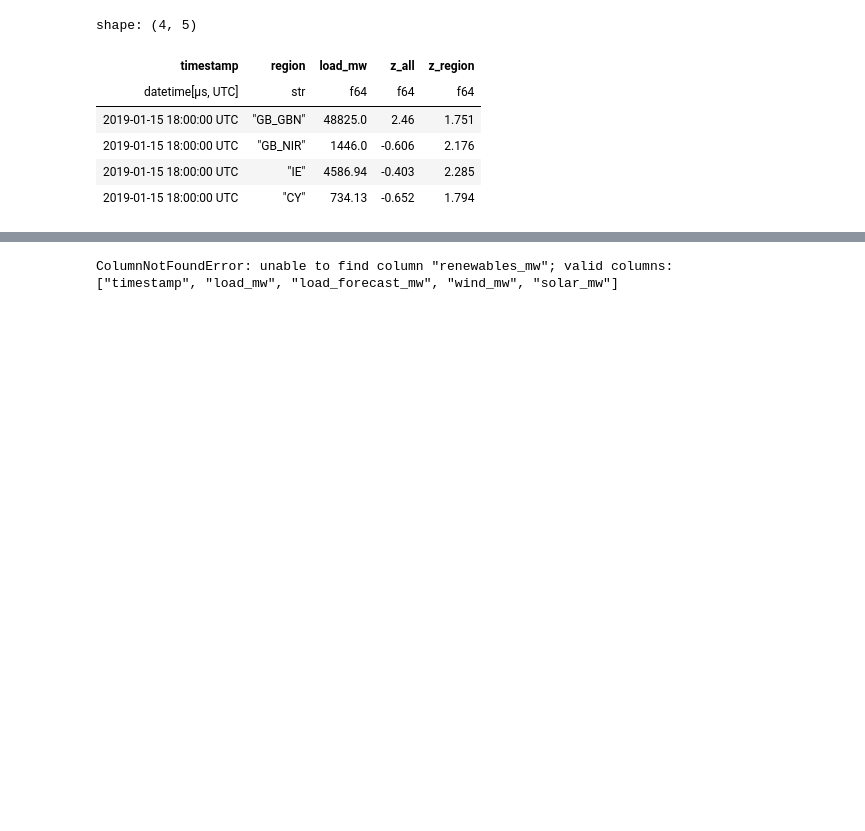
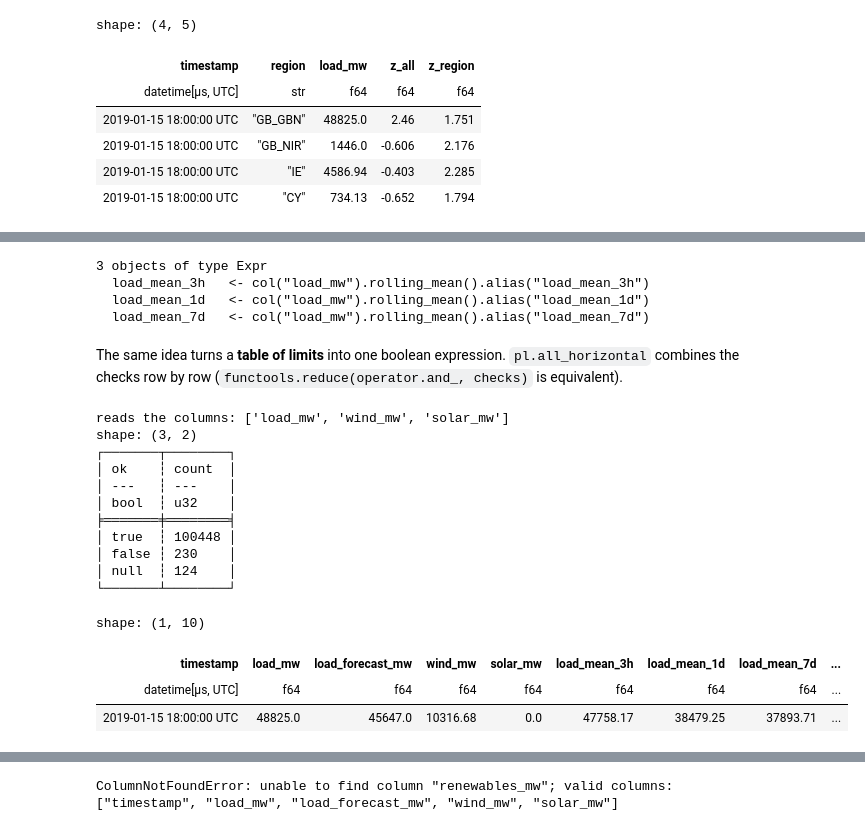
Before and after one commit to alessandro-rubin-sate/polars-intro, a Jupyter notebook: polars_intro.ipynb, the cells around one changed output, grey strips where cells are left out. Cells and saved outputs as stored; diff of their text form; code cells hidden in the pictures; blank space fills up the shorter version.

```diff
--- a/polars_intro.ipynb
+++ b/polars_intro.ipynb
@@ -374 +444,46 @@ shape: (4, 5)
+# %%
+WINDOWS = {"3h": 6, "1d": 48, "7d": 336}      # label -> number of half-hourly samples
+
+rolling = [
+    pl.col("load_mw").rolling_mean(n).alias(f"load_mean_{name}") for name, n in WINDOWS.items()
+]
+
+print(len(rolling), "objects of type", type(rolling[0]).__name__)
+for expr in rolling:
+    print(f"  {expr.meta.output_name():<14} <- {expr}")
+# %% [output]
+3 objects of type Expr
+  load_mean_3h   <- col("load_mw").rolling_mean().alias("load_mean_3h")
+  load_mean_1d   <- col("load_mw").rolling_mean().alias("load_mean_1d")
+  load_mean_7d   <- col("load_mw").rolling_mean().alias("load_mean_7d")
+# %% [markdown]
+The same idea turns a **table of limits** into one boolean expression. `pl.all_horizontal`
+combines the checks row by row (`functools.reduce(operator.and_, checks)` is equivalent).
+# %%
+LIMITS = {"load_mw": (15_000, 60_000), "wind_mw": (0, 20_000), "solar_mw": (0, 15_000)}
+
+in_range = pl.all_horizontal(pl.col(c).is_between(low, high) for c, (low, high) in LIMITS.items())
+print("reads the columns:", in_range.meta.root_names())
+
+# One context runs everything: three generated columns, the z-score function and the flag.
+engineered = gb.with_columns(*rolling, z=zscore("load_mw"), ok=in_range)
+
+print(engineered["ok"].value_counts(sort=True))
+engineered.filter(pl.col("timestamp") == datetime(2019, 1, 15, 18, 0, tzinfo=UTC)).with_columns(cs.float().round(2))
+# %% [output]
+reads the columns: ['load_mw', 'wind_mw', 'solar_mw']
+shape: (3, 2)
+┌───────┬────────┐
+│ ok    ┆ count  │
+│ ---   ┆ ---    │
+│ bool  ┆ u32    │
+╞═══════╪════════╡
+│ true  ┆ 100448 │
+│ false ┆ 230    │
+│ null  ┆ 124    │
+└───────┴────────┘
+shape: (1, 10)
+| timestamp | load_mw | load_forecast_mw | wind_mw | solar_mw | load_mean_3h | load_mean_1d | load_mean_7d | ... |
+| datetime[μs, UTC] | f64 | f64 | f64 | f64 | f64 | f64 | f64 | ... |
+| 2019-01-15 18:00:00 UTC | 48825.0 | 45647.0 | 10316.68 | 0.0 | 47758.17 | 38479.25 | 37893.71 | ... |
 # %% [markdown]
```
Also changed, not shown: parts of 47 cells of this notebook.
